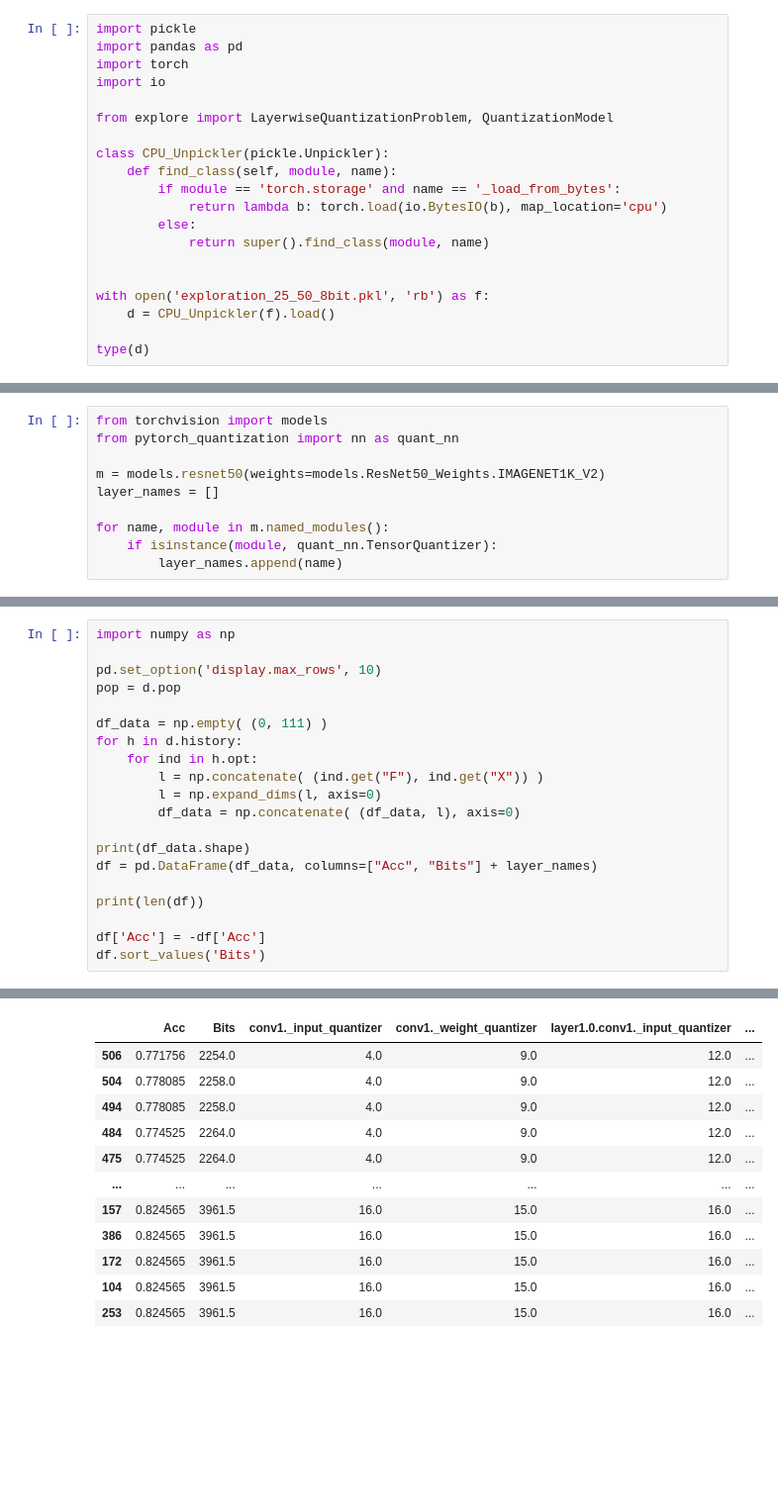
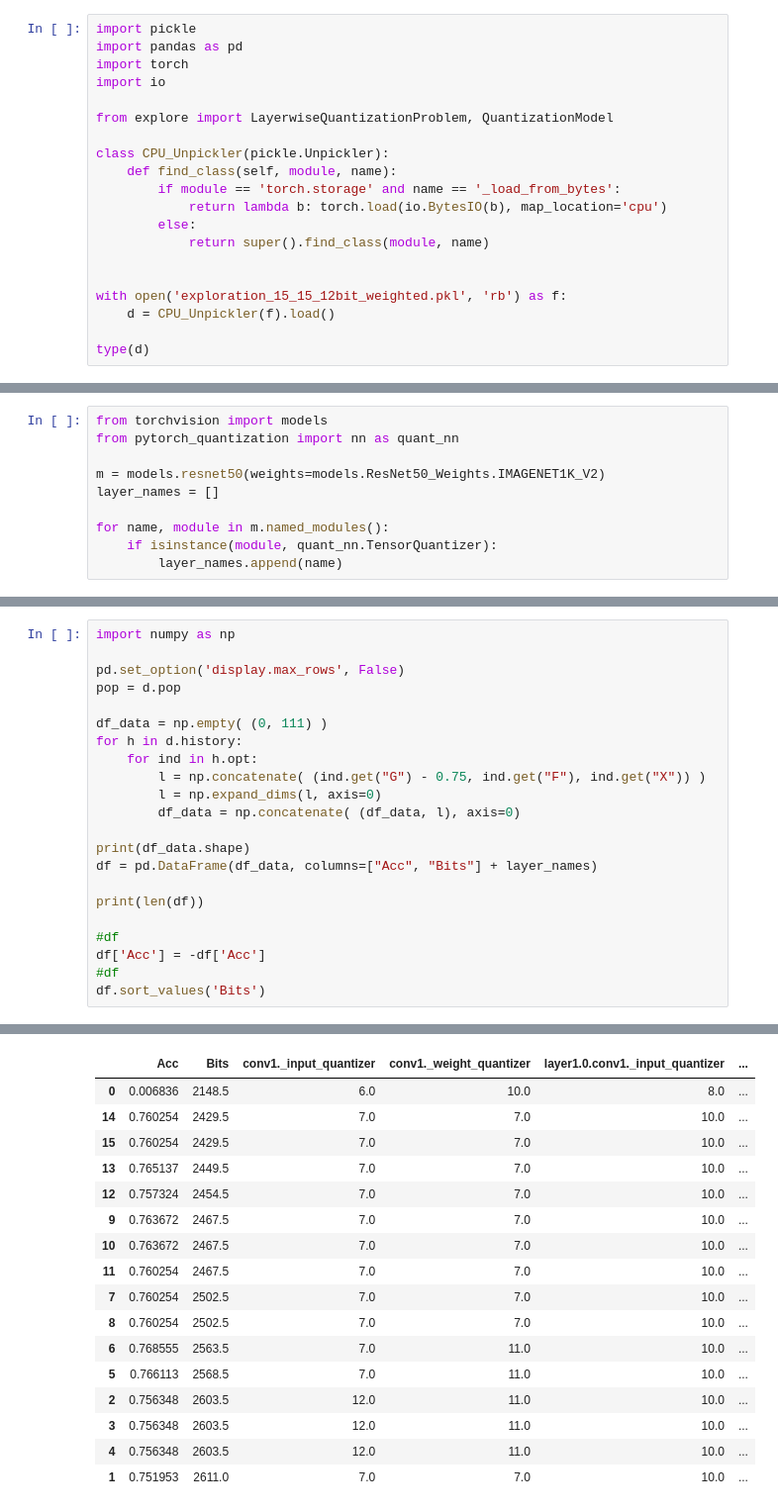
Before and after one commit to itiv-kit/dnn-model-exploration, a Jupyter notebook: simple_resnet/exploration/data_analysis.ipynb, the cells around one changed output, grey strips where cells are left out. Shown: that part at 99% size. Saved outputs shown, nothing was run; the diff lists cells and outputs as text; blank space fills up the shorter version.

```diff
--- a/simple_resnet/exploration/data_analysis.ipynb
+++ b/simple_resnet/exploration/data_analysis.ipynb
@@ -14,7 +14,7 @@ class CPU_Unpickler(pickle.Unpickler):
             return super().find_class(module, name)
 
 
-with open('exploration_25_50_8bit.pkl', 'rb') as f:
+with open('exploration_15_15_12bit_weighted.pkl', 'rb') as f:
     d = CPU_Unpickler(f).load()
 
 type(d)
@@ -33,13 +43,13 @@ for name, module in m.named_modules():
 # %%
 import numpy as np
 
-pd.set_option('display.max_rows', 10)
+pd.set_option('display.max_rows', False)
 pop = d.pop
 
 df_data = np.empty( (0, 111) )
 for h in d.history:
     for ind in h.opt:
-        l = np.concatenate( (ind.get("F"), ind.get("X")) )
+        l = np.concatenate( (ind.get("G") - 0.75, ind.get("F"), ind.get("X")) )
         l = np.expand_dims(l, axis=0)
         df_data = np.concatenate( (df_data, l), axis=0)
 
@@ -48,6 +58,8 @@ df = pd.DataFrame(df_data, columns=["Acc", "Bits"] + layer_names)
 
 print(len(df))
 
+#df
 df['Acc'] = -df['Acc']
+#df
 df.sort_values('Bits')
 # %% [output]
@@ -56,12 +68,17 @@ df.sort_values('Bits')
 |  | Acc | Bits | conv1._input_quantizer | conv1._weight_quantizer | layer1.0.conv1._input_quantizer | ... |
-| 506 | 0.771756 | 2254.0 | 4.0 | 9.0 | 12.0 | ... |
-| 504 | 0.778085 | 2258.0 | 4.0 | 9.0 | 12.0 | ... |
-| 494 | 0.778085 | 2258.0 | 4.0 | 9.0 | 12.0 | ... |
-| 484 | 0.774525 | 2264.0 | 4.0 | 9.0 | 12.0 | ... |
-| 475 | 0.774525 | 2264.0 | 4.0 | 9.0 | 12.0 | ... |
-| ... | ... | ... | ... | ... | ... | ... |
-| 157 | 0.824565 | 3961.5 | 16.0 | 15.0 | 16.0 | ... |
-| 386 | 0.824565 | 3961.5 | 16.0 | 15.0 | 16.0 | ... |
-| 172 | 0.824565 | 3961.5 | 16.0 | 15.0 | 16.0 | ... |
-| 104 | 0.824565 | 3961.5 | 16.0 | 15.0 | 16.0 | ... |
-| 253 | 0.824565 | 3961.5 | 16.0 | 15.0 | 16.0 | ... |
+| 0 | 0.006836 | 2148.5 | 6.0 | 10.0 | 8.0 | ... |
+| 14 | 0.760254 | 2429.5 | 7.0 | 7.0 | 10.0 | ... |
+| 15 | 0.760254 | 2429.5 | 7.0 | 7.0 | 10.0 | ... |
+| 13 | 0.765137 | 2449.5 | 7.0 | 7.0 | 10.0 | ... |
+| 12 | 0.757324 | 2454.5 | 7.0 | 7.0 | 10.0 | ... |
+| 9 | 0.763672 | 2467.5 | 7.0 | 7.0 | 10.0 | ... |
+| 10 | 0.763672 | 2467.5 | 7.0 | 7.0 | 10.0 | ... |
+| 11 | 0.760254 | 2467.5 | 7.0 | 7.0 | 10.0 | ... |
+| 7 | 0.760254 | 2502.5 | 7.0 | 7.0 | 10.0 | ... |
+| 8 | 0.760254 | 2502.5 | 7.0 | 7.0 | 10.0 | ... |
+| 6 | 0.768555 | 2563.5 | 7.0 | 11.0 | 10.0 | ... |
+| 5 | 0.766113 | 2568.5 | 7.0 | 11.0 | 10.0 | ... |
+| 2 | 0.756348 | 2603.5 | 12.0 | 11.0 | 10.0 | ... |
+| 3 | 0.756348 | 2603.5 | 12.0 | 11.0 | 10.0 | ... |
+| 4 | 0.756348 | 2603.5 | 12.0 | 11.0 | 10.0 | ... |
+| 1 | 0.751953 | 2611.0 | 7.0 | 7.0 | 10.0 | ... |
```
Also changed, not shown: parts of 5 cells of this notebook, 4 other files.
